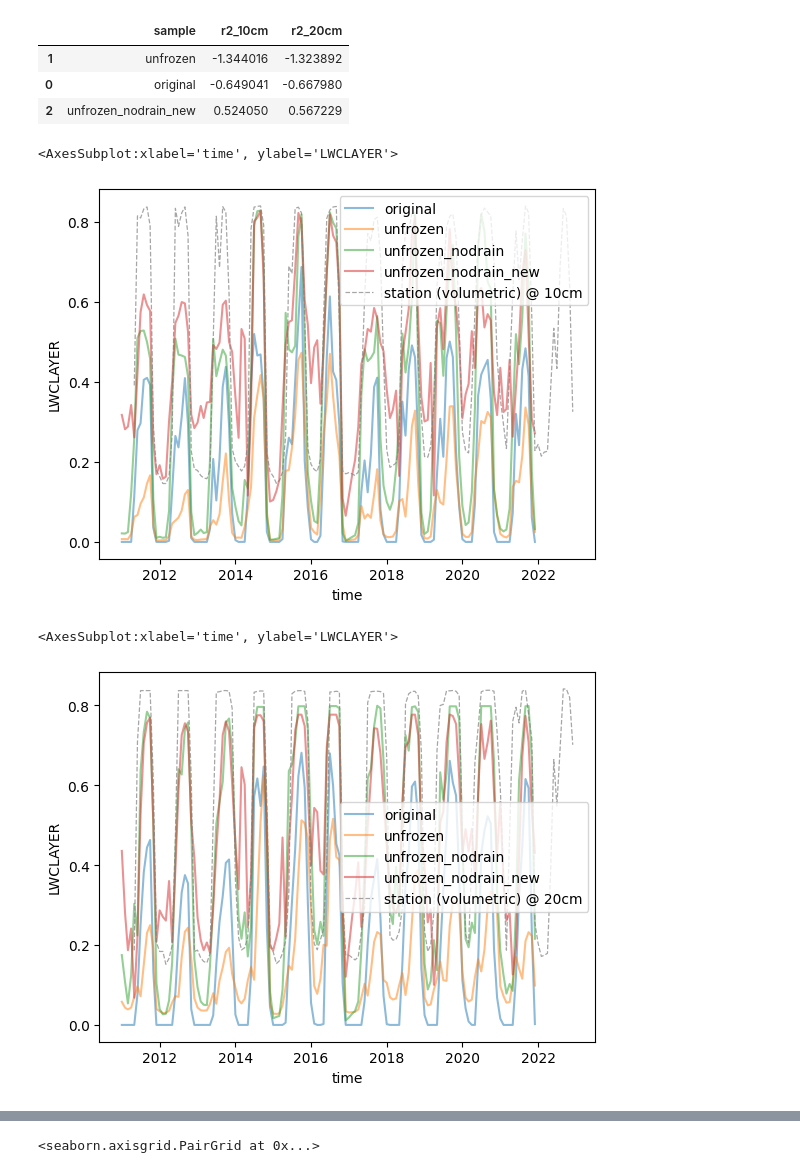
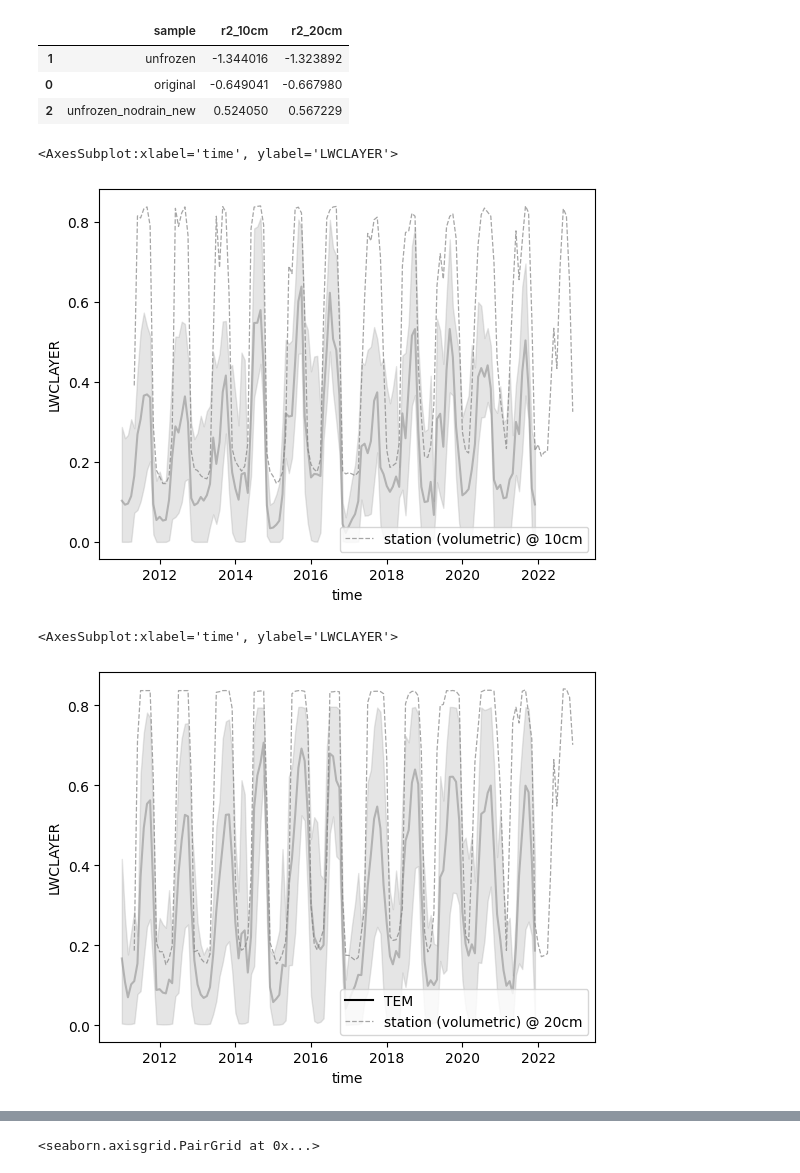
Before and after one commit to uaf-arctic-eco-modeling/dvm-dos-tem, a Jupyter notebook: scripts/caribou-poker-exp/SWC_SA/SWC_SA_viz.ipynb, the cells around one changed output, grey strips where cells are left out. Saved outputs shown, nothing was run; the diff lists cells and outputs as text; code cells hidden in the pictures.

```diff
--- a/scripts/caribou-poker-exp/SWC_SA/SWC_SA_viz.ipynb
+++ b/scripts/caribou-poker-exp/SWC_SA/SWC_SA_viz.ipynb
@@ -370,19 +370,19 @@ df_lwclayer.sort_values(by='r2_20cm')
 | 0 | original | -0.649041 | -0.667980 |
 | 2 | unfrozen_nodrain_new | 0.524050 | 0.567229 |
 # %%
-sns.lineplot(data=lwc_layers.loc[(lwc_layers['z']==0.11) & (lwc_layers['time'].dt.year>2010)], x='time', y='LWCLAYER', hue = 'sample', alpha = 0.5)
-#sns.lineplot(data=lwc_layers.loc[(lwc_layers['z']==0.1) & (lwc_layers['time'].dt.year>2010)], x='time', y='LWCLAYER', color = 'grey', alpha = 0.5, errorbar = 'pi')
-#sns.lineplot(data=lwc_layers.loc[(lwc_layers['z']==0.1) & (lwc_layers['time'].dt.year>2010) & (lwc_layers['sample']==3)], x='time', y='LWCLAYER', color = 'black')
+#sns.lineplot(data=lwc_layers.loc[(lwc_layers['z']==0.11) & (lwc_layers['time'].dt.year>2010)], x='time', y='LWCLAYER', hue = 'sample', alpha = 0.5)
+sns.lineplot(data=lwc_layers.loc[(lwc_layers['z']==0.1) & (lwc_layers['time'].dt.year>2010)], x='time', y='LWCLAYER', color = 'grey', alpha = 0.5, errorbar = 'pi')
+sns.lineplot(data=lwc_layers.loc[(lwc_layers['z']==0.1) & (lwc_layers['time'].dt.year>2010) & (lwc_layers['sample']==15)], x='time', y='LWCLAYER', color = 'black')
 sns.lineplot(data = met_data.loc[met_data['year']>2010], x='m_y', y='SWC_1_2_1', color='grey', alpha=0.7, linewidth=0.9, linestyle='--', label='station (volumetric) @ 10cm') #-0.1 m
 # %% [output]
 <AxesSubplot:xlabel='time', ylabel='LWCLAYER'>
-[figure, old version]
+[figure, new version]
 # %%
-sns.lineplot(data=lwc_layers.loc[(lwc_layers['z']==0.2) & (lwc_layers['time'].dt.year>2010)], x='time', y='LWCLAYER', hue = 'sample', alpha = 0.5)
-#sns.lineplot(data=lwc_layers.loc[(lwc_layers['z']==0.2) & (lwc_layers['time'].dt.year>2010)], x='time', y='LWCLAYER', color = 'grey', alpha = 0.5, errorbar = 'pi')
-#sns.lineplot(data=lwc_layers.loc[(lwc_layers['z']==0.2) & (lwc_layers['time'].dt.year>2010) & (lwc_layers['sample']==3)], x='time', y='LWCLAYER', color = 'black', label='TEM')
+#sns.lineplot(data=lwc_layers.loc[(lwc_layers['z']==0.2) & (lwc_layers['time'].dt.year>2010)], x='time', y='LWCLAYER', hue = 'sample', alpha = 0.5)
+sns.lineplot(data=lwc_layers.loc[(lwc_layers['z']==0.2) & (lwc_layers['time'].dt.year>2010)], x='time', y='LWCLAYER', color = 'grey', alpha = 0.5, errorbar = 'pi')
+sns.lineplot(data=lwc_layers.loc[(lwc_layers['z']==0.2) & (lwc_layers['time'].dt.year>2010) & (lwc_layers['sample']==15)], x='time', y='LWCLAYER', color = 'black', label='TEM')
 sns.lineplot(data = met_data.loc[met_data['year']>2010], x='m_y', y='SWC_1_3_1', color='grey', alpha=0.7, linewidth=0.9, linestyle='--', label='station (volumetric) @ 20cm') #-0.1 m
 # %% [output]
 <AxesSubplot:xlabel='time', ylabel='LWCLAYER'>
-[figure, old version]
+[figure, new version]
 # %%
```
Also changed, not shown: parts of 9 cells of this notebook, 1 other file.
